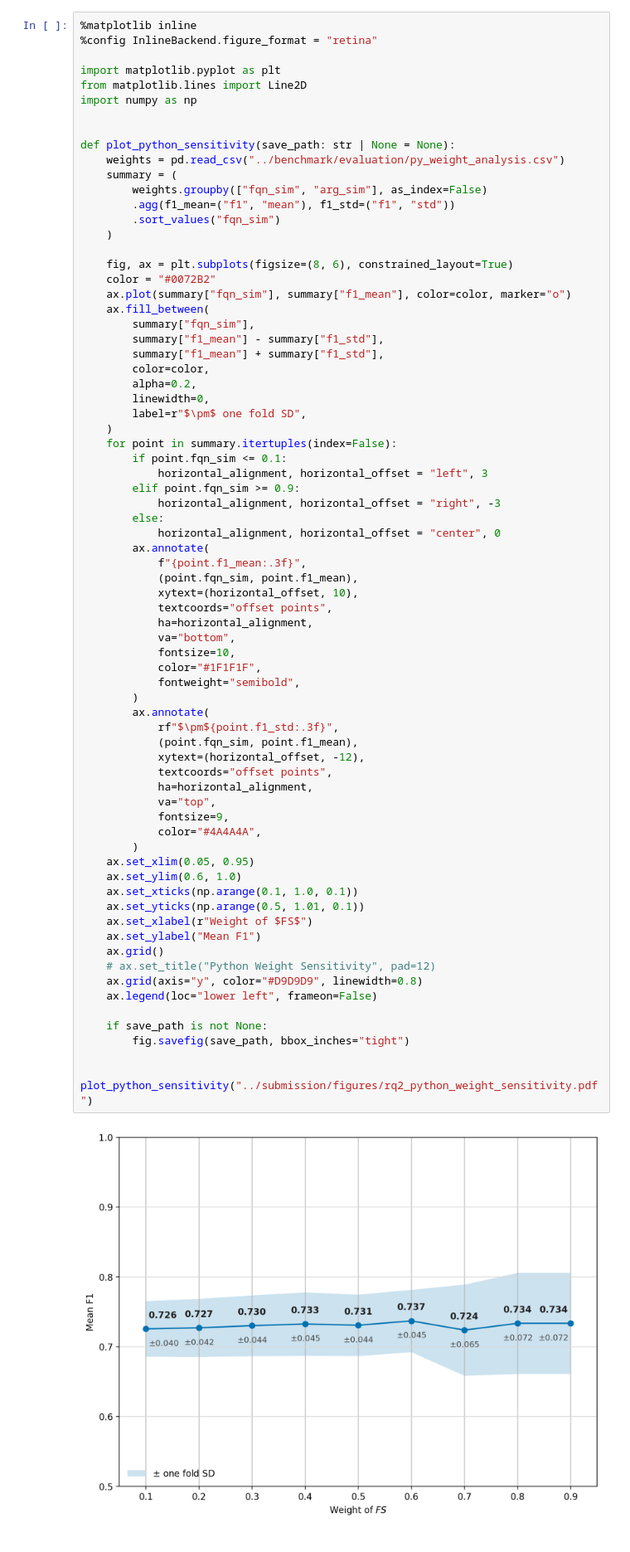
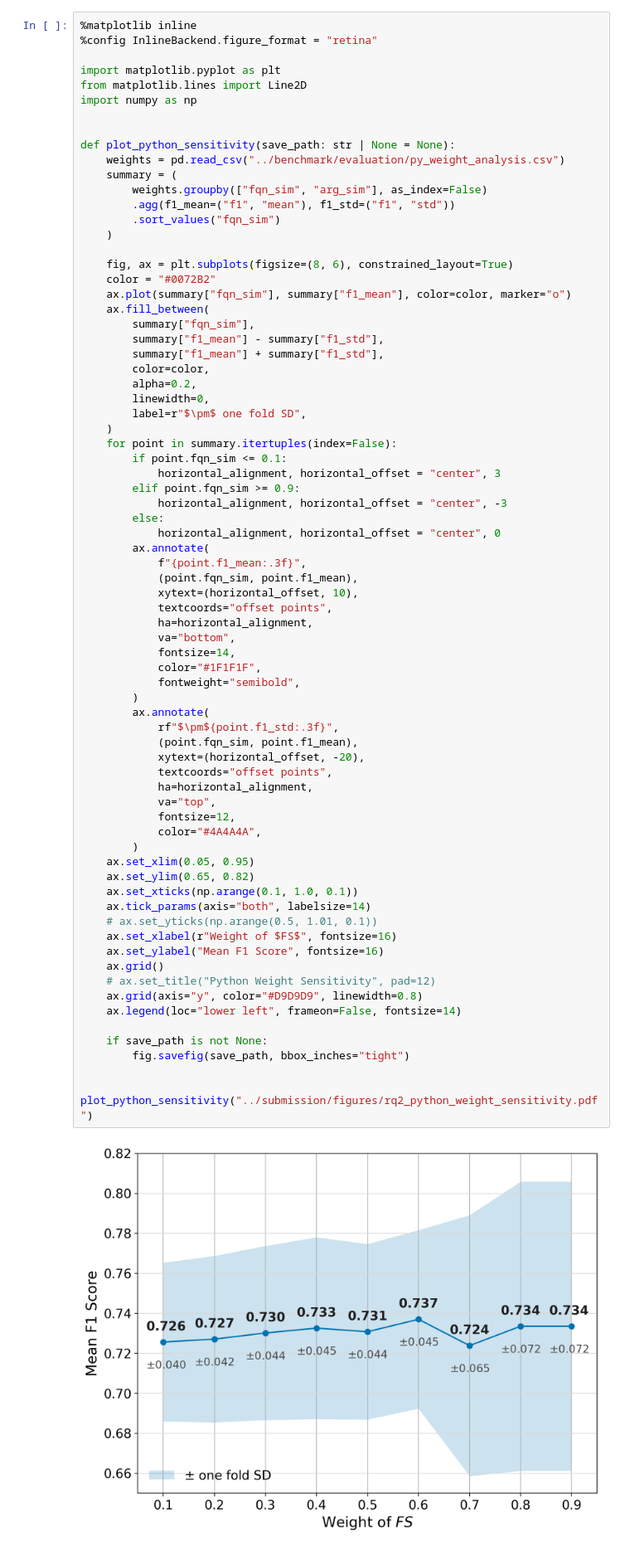
Before and after one commit to ROCK-SE/Bridge, a Jupyter notebook: benchmark_construction/RQ2.ipynb, the cells around one changed output. Shown at 83% size. Cells and saved outputs as stored; diff of their text form.

```diff
--- a/benchmark_construction/RQ2.ipynb
+++ b/benchmark_construction/RQ2.ipynb
@@ -166,50 +170,51 @@ def plot_python_sensitivity(save_path: str | None = None):
     )
     for point in summary.itertuples(index=False):
         if point.fqn_sim <= 0.1:
-            horizontal_alignment, horizontal_offset = "left", 3
+            horizontal_alignment, horizontal_offset = "center", 3
         elif point.fqn_sim >= 0.9:
-            horizontal_alignment, horizontal_offset = "right", -3
+            horizontal_alignment, horizontal_offset = "center", -3
         else:
             horizontal_alignment, horizontal_offset = "center", 0
         ax.annotate(
             f"{point.f1_mean:.3f}",
             (point.fqn_sim, point.f1_mean),
             xytext=(horizontal_offset, 10),
             textcoords="offset points",
             ha=horizontal_alignment,
             va="bottom",
-            fontsize=10,
+            fontsize=14,
             color="#1F1F1F",
             fontweight="semibold",
         )
         ax.annotate(
             rf"$\pm${point.f1_std:.3f}",
             (point.fqn_sim, point.f1_mean),
-            xytext=(horizontal_offset, -12),
+            xytext=(horizontal_offset, -20),
             textcoords="offset points",
             ha=horizontal_alignment,
             va="top",
-            fontsize=9,
+            fontsize=12,
             color="#4A4A4A",
         )
     ax.set_xlim(0.05, 0.95)
-    ax.set_ylim(0.6, 1.0)
+    ax.set_ylim(0.65, 0.82)
     ax.set_xticks(np.arange(0.1, 1.0, 0.1))
-    ax.set_yticks(np.arange(0.5, 1.01, 0.1))
-    ax.set_xlabel(r"Weight of $FS$")
-    ax.set_ylabel("Mean F1")
+    ax.tick_params(axis="both", labelsize=14)
+    # ax.set_yticks(np.arange(0.5, 1.01, 0.1))
+    ax.set_xlabel(r"Weight of $FS$", fontsize=16)
+    ax.set_ylabel("Mean F1 Score", fontsize=16)
     ax.grid()
     # ax.set_title("Python Weight Sensitivity", pad=12)
     ax.grid(axis="y", color="#D9D9D9", linewidth=0.8)
-    ax.legend(loc="lower left", frameon=False)
+    ax.legend(loc="lower left", frameon=False, fontsize=14)
 
     if save_path is not None:
         fig.savefig(save_path, bbox_inches="tight")
 
 
 plot_python_sensitivity("../submission/figures/rq2_python_weight_sensitivity.pdf")
 # %% [output]
-[figure, old version]
+[figure, new version]
 # %%
 def threshold_sensitivity():
     data_map = {
```
Also changed, not shown: parts of 3 cells of this notebook, 3 other files.
